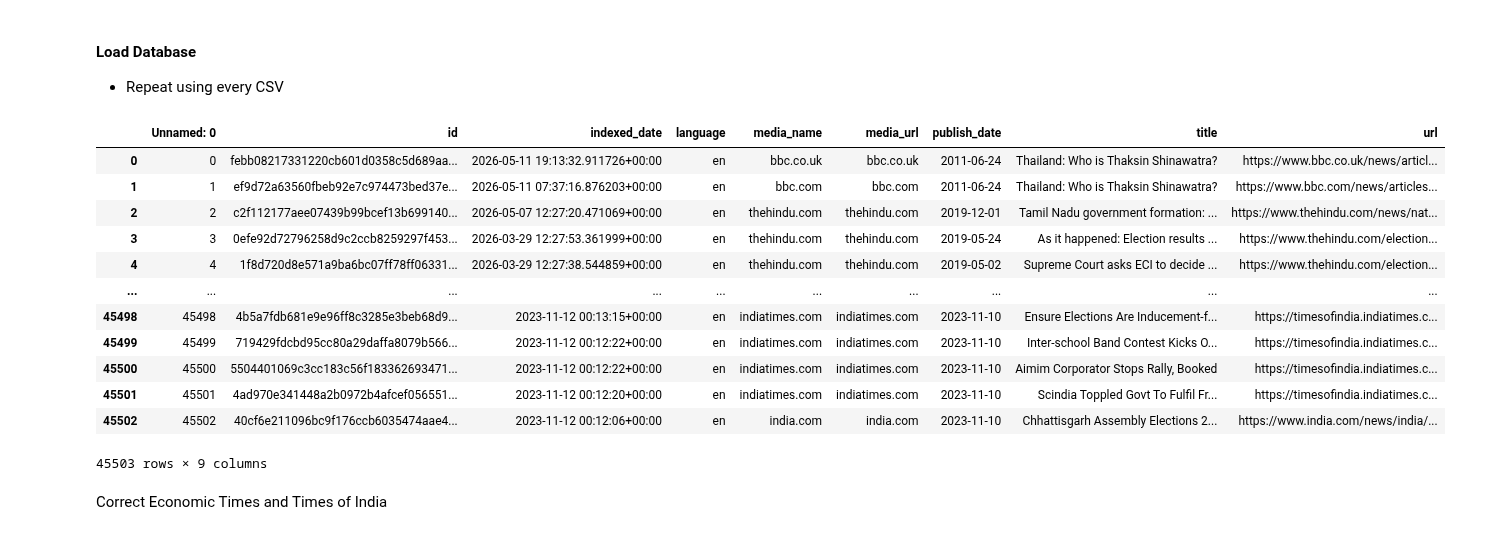
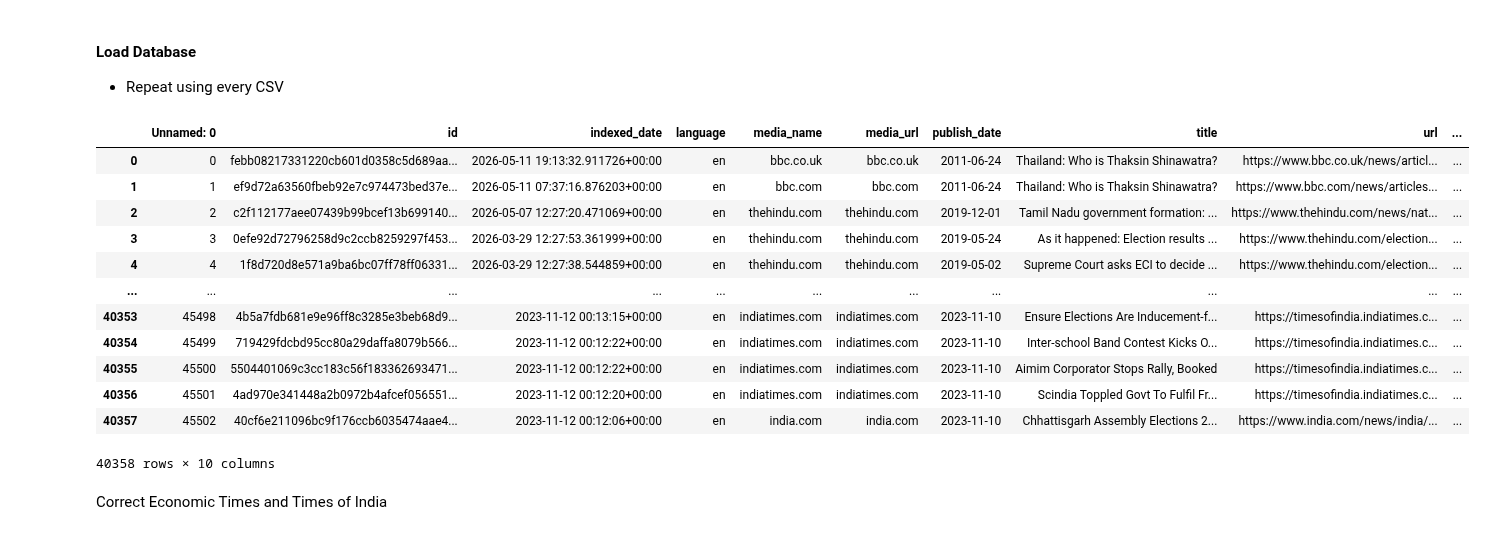
Before and after one commit to Rupository/IndiaMediaLens-Capture, a Jupyter notebook: Plots and Charts/AnalysisPlots.ipynb, the cells around one changed output. Cells and saved outputs as stored; diff of their text form; code cells hidden in the pictures.

```diff
--- a/Plots and Charts/AnalysisPlots.ipynb
+++ b/Plots and Charts/AnalysisPlots.ipynb
@@ -9,23 +9,23 @@ import seaborn as sns
 
 - Repeat using every CSV
 # %%
-df = pd.read_csv('../Story Extraction/elections_reingest.csv')
+df = pd.read_csv('../Story Extraction/Opinion Pieces/Extracted/elections_reingest.csv')
 
 df
 # %% [output]
-|  | Unnamed: 0 | id | indexed_date | language | media_name | media_url | publish_date | title | url |
-| 0 | 0 | febb08217331220cb601d0358c5d689aa... | 2026-05-11 19:13:32.911726+00:00 | en | bbc.co.uk | bbc.co.uk | 2011-06-24 | Thailand: Who is Thaksin Shinawatra? | https://www.bbc.co.uk/news/articl... |
-| 1 | 1 | ef9d72a63560fbeb92e7c974473bed37e... | 2026-05-11 07:37:16.876203+00:00 | en | bbc.com | bbc.com | 2011-06-24 | Thailand: Who is Thaksin Shinawatra? | https://www.bbc.com/news/articles... |
-| 2 | 2 | c2f112177aee07439b99bcef13b699140... | 2026-05-07 12:27:20.471069+00:00 | en | thehindu.com | thehindu.com | 2019-12-01 | Tamil Nadu government formation: ... | https://www.thehindu.com/news/nat... |
-| 3 | 3 | 0efe92d72796258d9c2ccb8259297f453... | 2026-03-29 12:27:53.361999+00:00 | en | thehindu.com | thehindu.com | 2019-05-24 | As it happened: Election results ... | https://www.thehindu.com/election... |
-| 4 | 4 | 1f8d720d8e571a9ba6bc07ff78ff06331... | 2026-03-29 12:27:38.544859+00:00 | en | thehindu.com | thehindu.com | 2019-05-02 | Supreme Court asks ECI to decide ... | https://www.thehindu.com/election... |
-| ... | ... | ... | ... | ... | ... | ... | ... | ... | ... |
-| 45498 | 45498 | 4b5a7fdb681e9e96ff8c3285e3beb68d9... | 2023-11-12 00:13:15+00:00 | en | indiatimes.com | indiatimes.com | 2023-11-10 | Ensure Elections Are Inducement-f... | https://timesofindia.indiatimes.c... |
-| 45499 | 45499 | 719429fdcbd95cc80a29daffa8079b566... | 2023-11-12 00:12:22+00:00 | en | indiatimes.com | indiatimes.com | 2023-11-10 | Inter-school Band Contest Kicks O... | https://timesofindia.indiatimes.c... |
-| 45500 | 45500 | 5504401069c3cc183c56f183362693471... | 2023-11-12 00:12:22+00:00 | en | indiatimes.com | indiatimes.com | 2023-11-10 | Aimim Corporator Stops Rally, Booked | https://timesofindia.indiatimes.c... |
-| 45501 | 45501 | 4ad970e341448a2b0972b4afcef056551... | 2023-11-12 00:12:20+00:00 | en | indiatimes.com | indiatimes.com | 2023-11-10 | Scindia Toppled Govt To Fulfil Fr... | https://timesofindia.indiatimes.c... |
-| 45502 | 45502 | 40cf6e211096bc9f176ccb6035474aae4... | 2023-11-12 00:12:06+00:00 | en | india.com | india.com | 2023-11-10 | Chhattisgarh Assembly Elections 2... | https://www.india.com/news/india/... |
+|  | Unnamed: 0 | id | indexed_date | language | media_name | media_url | publish_date | title | url | ... |
+| 0 | 0 | febb08217331220cb601d0358c5d689aa... | 2026-05-11 19:13:32.911726+00:00 | en | bbc.co.uk | bbc.co.uk | 2011-06-24 | Thailand: Who is Thaksin Shinawatra? | https://www.bbc.co.uk/news/articl... | ... |
+| 1 | 1 | ef9d72a63560fbeb92e7c974473bed37e... | 2026-05-11 07:37:16.876203+00:00 | en | bbc.com | bbc.com | 2011-06-24 | Thailand: Who is Thaksin Shinawatra? | https://www.bbc.com/news/articles... | ... |
+| 2 | 2 | c2f112177aee07439b99bcef13b699140... | 2026-05-07 12:27:20.471069+00:00 | en | thehindu.com | thehindu.com | 2019-12-01 | Tamil Nadu government formation: ... | https://www.thehindu.com/news/nat... | ... |
+| 3 | 3 | 0efe92d72796258d9c2ccb8259297f453... | 2026-03-29 12:27:53.361999+00:00 | en | thehindu.com | thehindu.com | 2019-05-24 | As it happened: Election results ... | https://www.thehindu.com/election... | ... |
+| 4 | 4 | 1f8d720d8e571a9ba6bc07ff78ff06331... | 2026-03-29 12:27:38.544859+00:00 | en | thehindu.com | thehindu.com | 2019-05-02 | Supreme Court asks ECI to decide ... | https://www.thehindu.com/election... | ... |
+| ... | ... | ... | ... | ... | ... | ... | ... | ... | ... | ... |
+| 40353 | 45498 | 4b5a7fdb681e9e96ff8c3285e3beb68d9... | 2023-11-12 00:13:15+00:00 | en | indiatimes.com | indiatimes.com | 2023-11-10 | Ensure Elections Are Inducement-f... | https://timesofindia.indiatimes.c... | ... |
+| 40354 | 45499 | 719429fdcbd95cc80a29daffa8079b566... | 2023-11-12 00:12:22+00:00 | en | indiatimes.com | indiatimes.com | 2023-11-10 | Inter-school Band Contest Kicks O... | https://timesofindia.indiatimes.c... | ... |
+| 40355 | 45500 | 5504401069c3cc183c56f183362693471... | 2023-11-12 00:12:22+00:00 | en | indiatimes.com | indiatimes.com | 2023-11-10 | Aimim Corporator Stops Rally, Booked | https://timesofindia.indiatimes.c... | ... |
+| 40356 | 45501 | 4ad970e341448a2b0972b4afcef056551... | 2023-11-12 00:12:20+00:00 | en | indiatimes.com | indiatimes.com | 2023-11-10 | Scindia Toppled Govt To Fulfil Fr... | https://timesofindia.indiatimes.c... | ... |
+| 40357 | 45502 | 40cf6e211096bc9f176ccb6035474aae4... | 2023-11-12 00:12:06+00:00 | en | india.com | india.com | 2023-11-10 | Chhattisgarh Assembly Elections 2... | https://www.india.com/news/india/... | ... |
-45503 rows × 9 columns
+40358 rows × 10 columns
 # %% [markdown]
 Correct Economic Times and Times of India
 # %%
```
Also changed, not shown: parts of 8 cells of this notebook.
